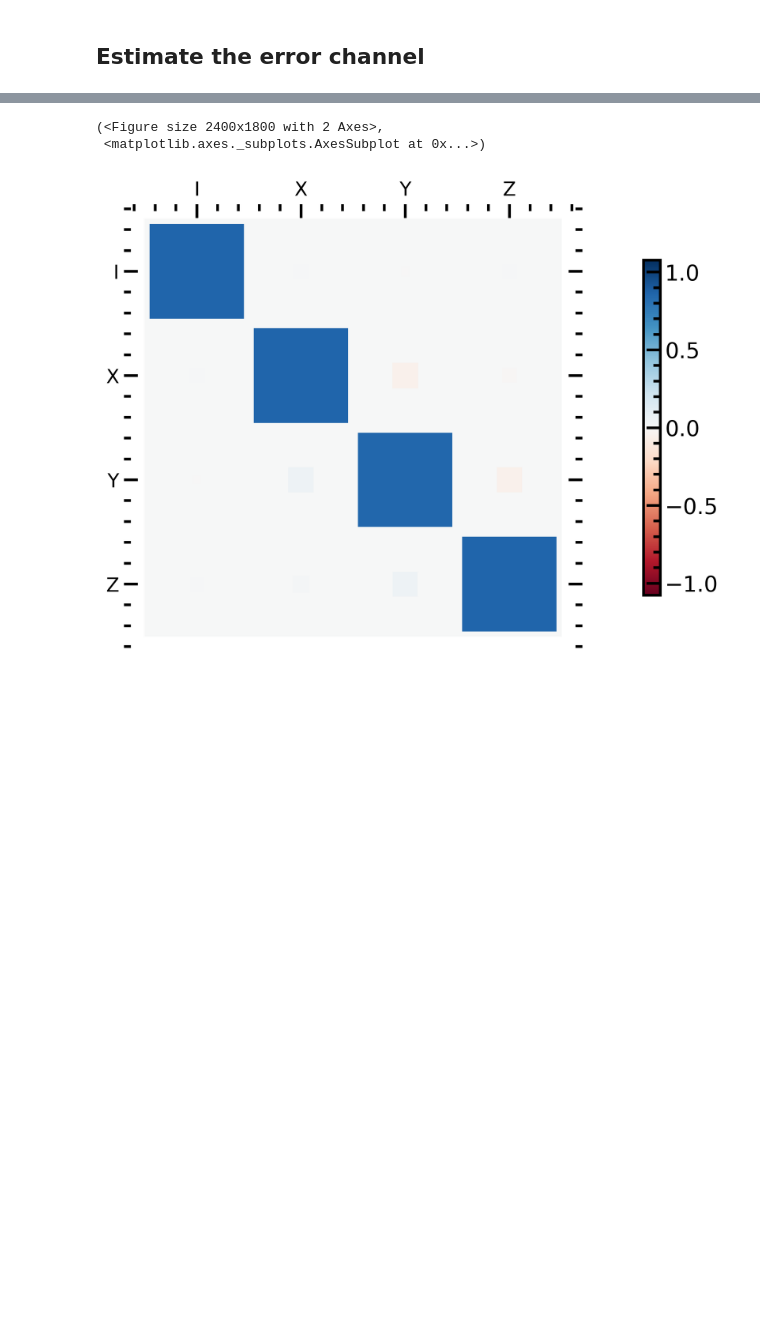
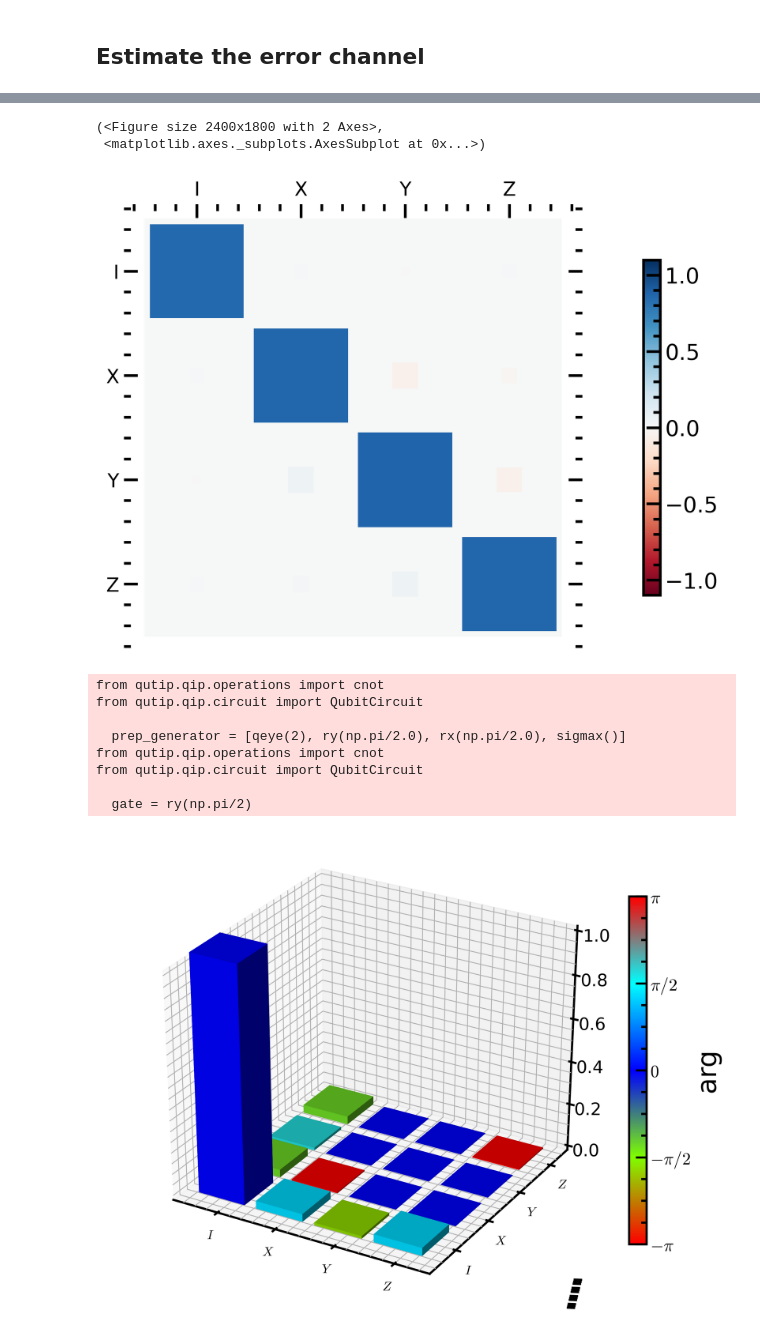
Before and after one commit to qnl/Fluxonium_berkeley, a Jupyter notebook: Notebooks/2b. Biased-noise fluxonium single-qubit gate.ipynb, the cells around one changed output, grey strips where cells are left out. Saved outputs shown, nothing was run; the diff lists cells and outputs as text; code cells hidden in the pictures; blank space fills up the shorter version.

```diff
--- a/Notebooks/2b. Biased-noise fluxonium single-qubit gate.ipynb
+++ b/Notebooks/2b. Biased-noise fluxonium single-qubit gate.ipynb
@@ -1085,7 +1097,69 @@ print (process_fidelity)
 # %%
-ptm_error = ptm_real*np.linalg.inv(ptm_ideal)
+ptm_error = ptm_real_diss*Qobj(np.linalg.inv(ptm_ideal))
 hinton(ptm_error, xlabels = op_label, ylabels = op_label)
 # %% [output]
 (<Figure size 2400x1800 with 2 Axes>,
  <matplotlib.axes._subplots.AxesSubplot at 0x...>)
-[figure, old version]
+[figure, new version]
+# %%
+prep_generator = [qeye(2), ry(np.pi/2.0), rx(np.pi/2.0), sigmax()]
+prep_rotations = prep_generator
+
+meas_generator = [qeye(2), sigmax(), sigmay(), sigmaz()]
+meas_rotations = meas_generator
+
+# Define set of input states
+rho_input = []
+for i, prep in enumerate(prep_rotations):
+    rho = prep*basis(2,0)
+    rho = ket2dm(rho)
+    rho_input.append(rho)
+
+    gate = ry(np.pi/2)
+# Reconstruct the output states from PTM data
+p_in = np.zeros((4,4))
+for i, prep in enumerate(prep_rotations):
+    for j, meas in enumerate(meas_rotations):
+        p_in[i,j] = expect(meas, prep*basis(2,0))
+#         p_out[i,j] = expect(meas, gate*prep*basis(2,0))
+
+p_out = p_in@ptm_error
+rho_output = []
+for idx in range (len(rho_input)):
+    rho = 0
+    for j, meas in enumerate(meas_rotations):
+        rho = rho + 0.5*p_out[idx,j]*meas
+    rho_output.append(rho)
+
+# Quantum process tomography
+n = 1
+d =2**n
+la = np.zeros(d**4, dtype = complex)
+chi = np.zeros(d**4, dtype = complex)
+beta = np.zeros((d**4,d**4), dtype = complex)
+for j in range(4):
+    for k in range(4):
+        la[k+4*j] = (rho_output[j]*rho_input[k]).tr()
+        for m in range(4):
+            for n in range(4):
+                 beta[k+4*j, n+4*m] = (meas_rotations[m]*rho_input[j]*meas_rotations[n]*rho_input[k]).tr()
+
+kappa = np.linalg.inv(beta)
+chi = kappa.dot(la)
+chi = np.reshape(chi, (4,4)).transpose()
+op_label = [["","$I$", "$X$", "$Y$", "$Z$"] for i in range (1)]
+
+# chi = Qobj(chi)
+qpt_plot_combined(chi, op_label)
+fname = '/Users/longnguyen/Downloads/singleQ_chi.txt'
+np.savetxt(fname, chi)
+# %% [output]
+from qutip.qip.operations import cnot
+from qutip.qip.circuit import QubitCircuit
+
+  prep_generator = [qeye(2), ry(np.pi/2.0), rx(np.pi/2.0), sigmax()]
+from qutip.qip.operations import cnot
+from qutip.qip.circuit import QubitCircuit
+
+  gate = ry(np.pi/2)
+[figure, added]
```
Also changed, not shown: parts of 17 cells of this notebook, 10 other files.
